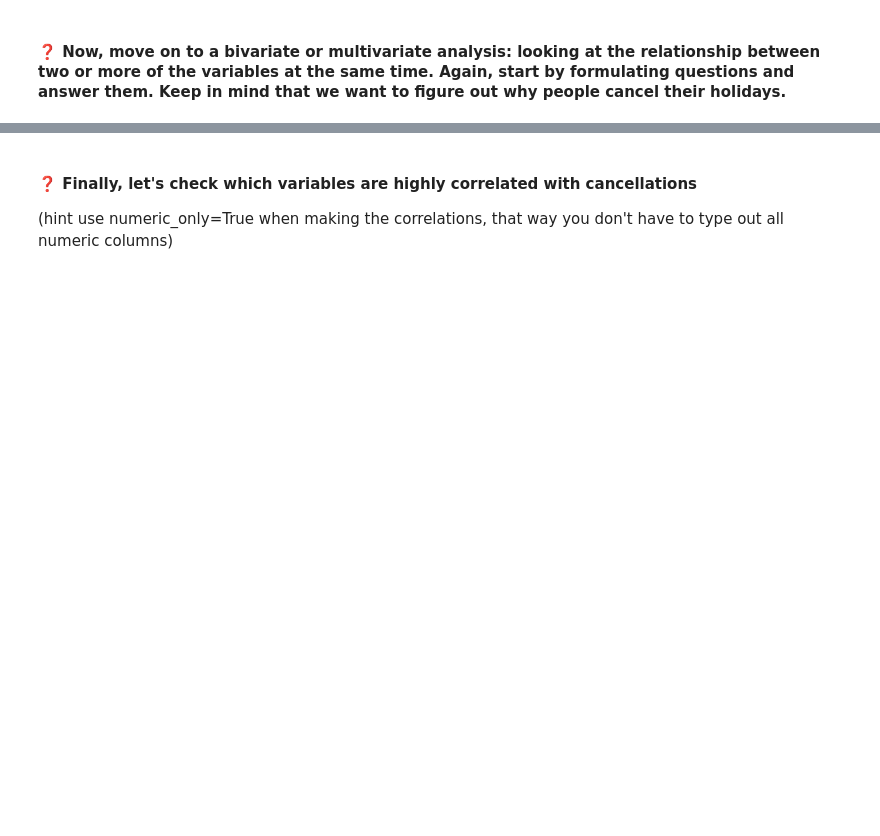
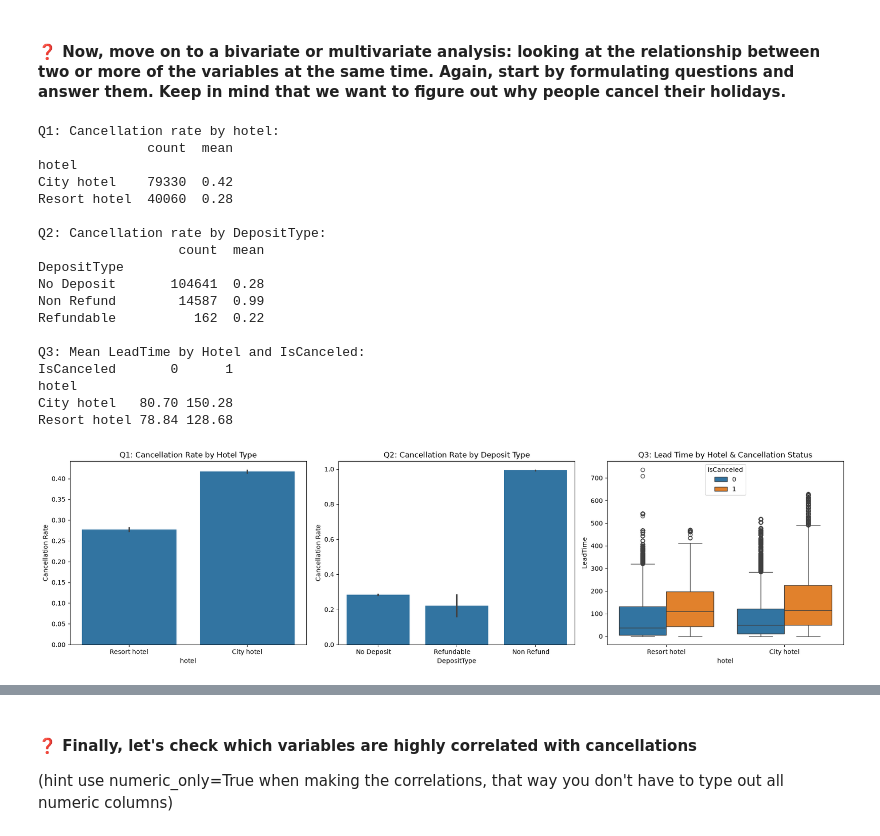
Before and after one commit to matteogradinaru/students2627, a Jupyter notebook: lab7_ti/lab_7_classification.ipynb, the cells around one changed output, grey strips where cells are left out. Drawn from its saved outputs; the diff is of its cells as text; code cells hidden in the pictures; blank space fills up the shorter version.

```diff
--- a/lab7_ti/lab_7_classification.ipynb
+++ b/lab7_ti/lab_7_classification.ipynb
@@ -144,2 +273,47 @@ An example of a possible business question might be: "Which countries are our gu
 # %% [markdown]
 #### ❓ Now, move on to a bivariate or multivariate analysis: looking at the relationship between two or more of the variables at the same time. Again, start by formulating questions and answer them. Keep in mind that we want to figure out why people cancel their holidays.
+# %%
+fig, axes = plt.subplots(1, 3, figsize=(18, 5))
+
+# Bivariate Q1: Does cancellation rate differ between City Hotel and Resort Hotel?
+print("Q1: Cancellation rate by hotel:")
+print(hotel_df.groupby("hotel")["IsCanceled"].agg(["count", "mean"]).round(3))
+sns.barplot(data=hotel_df, x="hotel", y="IsCanceled", ax=axes[0])
+axes[0].set_title("Q1: Cancellation Rate by Hotel Type")
+axes[0].set_ylabel("Cancellation Rate")
+
+# Bivariate Q2: How does DepositType affect cancellations?
+print("\nQ2: Cancellation rate by DepositType:")
+print(hotel_df.groupby("DepositType")["IsCanceled"].agg(["count", "mean"]).round(3))
+sns.barplot(data=hotel_df, x="DepositType", y="IsCanceled", ax=axes[1])
+axes[1].set_title("Q2: Cancellation Rate by Deposit Type")
+axes[1].set_ylabel("Cancellation Rate")
+
+# Multivariate Q3: How do LeadTime and Hotel Type jointly relate to cancellations?
+print("\nQ3: Mean LeadTime by Hotel and IsCanceled:")
+print(hotel_df.groupby(["hotel", "IsCanceled"])["LeadTime"].mean().unstack().round(2))
+sns.boxplot(data=hotel_df, x="hotel", y="LeadTime", hue="IsCanceled", ax=axes[2])
+axes[2].set_title("Q3: Lead Time by Hotel & Cancellation Status")
+
+plt.tight_layout()
+plt.show()
+# %% [output]
+Q1: Cancellation rate by hotel:
+              count  mean
+hotel
+City hotel    79330  0.42
+Resort hotel  40060  0.28
+
+Q2: Cancellation rate by DepositType:
+                  count  mean
+DepositType
+No Deposit       104641  0.28
+Non Refund        14587  0.99
+Refundable          162  0.22
+
+Q3: Mean LeadTime by Hotel and IsCanceled:
+IsCanceled       0      1
+hotel
+City hotel   80.70 150.28
+Resort hotel 78.84 128.68
+[figure, added]
```
Also changed, not shown: parts of 29 cells of this notebook.
